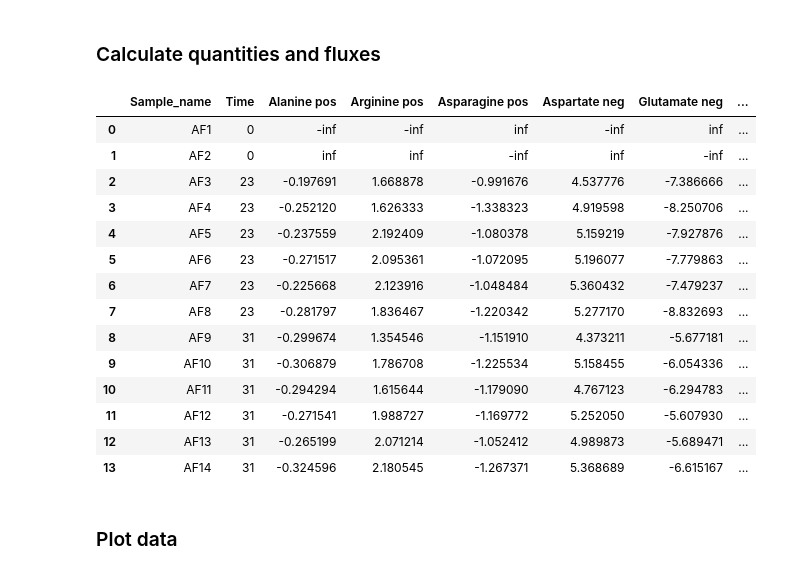
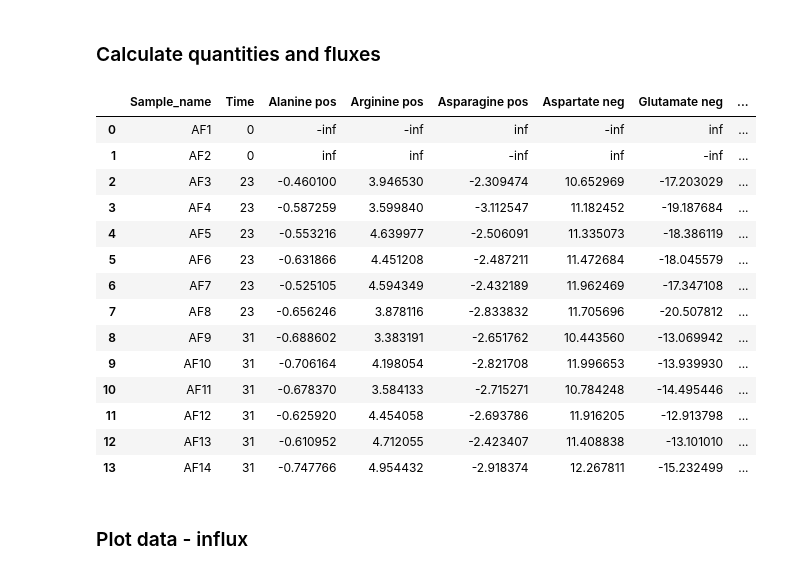
Before and after one commit to krdav/lab-work, a Jupyter notebook: H1299_143B_prot-nucl-quant/AA_influx_143B-GOT-DKO/data_processing.ipynb, the cells around one changed output. Saved outputs shown, nothing was run; the diff lists cells and outputs as text; code cells hidden in the pictures.

```diff
--- a/H1299_143B_prot-nucl-quant/AA_influx_143B-GOT-DKO/data_processing.ipynb
+++ b/H1299_143B_prot-nucl-quant/AA_influx_143B-GOT-DKO/data_processing.ipynb
@@ -123,39 +214,60 @@ for metab in metab_names_mes:
     if metab in piece_wise_fit_quant:
         metab_dict_mes[metab]['undil_sample_conc'] = metab_dict_mes[metab]['imputed_sample_conc'] / metab_dict_mes[metab]['dilution_factor']
         metab_dict_mes[metab]['pmol'] = metab_dict_mes[metab]['undil_sample_conc'] * metab_dict_mes[metab]['Media_vol']
-        blank_pmol = metab_dict_mes[metab][metab_dict_mes[metab]['Time'] == 0]['pmol'].mean()
+        blank_pmol = metab_dict_mes[metab][metab_dict_mes[metab]['Time'] == 0]['undil_sample_conc'].mean() * metab_dict_mes[metab]['Media_vol_t0']
         metab_dict_mes[metab]['nmol_depleted'] = (blank_pmol - metab_dict_mes[metab]['pmol']) * 1e-3
         # Influx in mM/h:
         metab_dict_mes[metab]['Influx'] = metab_dict_mes[metab]['nmol_depleted'] / metab_dict_mes[metab]['vol_hour'] * 1e-6
+        # Total accumulated concentration:
+        metab_dict_mes[metab]['Total conc.'] = metab_dict_mes[metab]['nmol_depleted'] / metab_dict_mes[metab]['vol_accum'] *1e-6
 
-### Extract all metabolites for quantification ###
-df = copy.deepcopy(metab_dict_mes[metab_names_mes[0]]).drop(['Compound', 'Formula', 'Response Ratio', 'Area', 'ISTD Response', 'imputed_sample_conc', 'imputed_sample_estimator', 'undil_sample_conc', 'pmol', 'nmol_depleted', 'Influx', 'dilution_factor', 'vol_hour', 'Media_vol'], axis=1)
+### Extract all metabolites for quantification - imputed conc. ###
+df_imp = copy.deepcopy(metab_dict_mes[metab_names_mes[0]]).drop(['Compound', 'Formula', 'Response Ratio', 'Area', 'ISTD Response', 'imputed_sample_conc', 'imputed_sample_estimator', 'undil_sample_conc', 'pmol', 'nmol_depleted', 'Influx', 'Total conc.'], axis=1)
 for metab in metab_names_mes:
     if metab in piece_wise_fit_quant:
-        assert(metab_dict_mes[metab]['Sample_name'].equals(df['Sample_name']))
-        df[metab] = metab_dict_mes[metab]['Influx']
-# Save data in Excel file:
-df.to_excel('influx.xlsx', index=False)
+        assert(metab_dict_mes[metab]['Sample_name'].equals(df_imp['Sample_name']))
+        df_imp[metab] = metab_dict_mes[metab]['imputed_sample_conc']
+# Save data in Excel file (mM):
+df_imp.to_excel('imputed-conc.xlsx', index=False)
+
+### Extract all metabolites for quantification - flux ###
+df_flux = copy.deepcopy(metab_dict_mes[metab_names_mes[0]]).drop(['Compound', 'Formula', 'Response Ratio', 'Area', 'ISTD Response', 'imputed_sample_conc', 'imputed_sample_estimator', 'undil_sample_conc', 'pmol', 'nmol_depleted', 'Influx', 'dilution_factor', 'vol_hour', 'Media_vol', 'vol_accum', 'Total conc.', 'Media_vol_t0', 'Prlfr'], axis=1)
+for metab in metab_names_mes:
+    if metab in piece_wise_fit_quant:
+        assert(metab_dict_mes[metab]['Sample_name'].equals(df_flux['Sample_name']))
+        df_flux[metab] = metab_dict_mes[metab]['Influx']
+# Save data in Excel file (mM/h):
+df_flux.to_excel('influx.xlsx', index=False)
+
+### Extract all metabolites for quantification - accumulated cell conc. ###
+#
+df_acc = copy.deepcopy(metab_dict_mes[metab_names_mes[0]]).drop(['Compound', 'Formula', 'Response Ratio', 'Area', 'ISTD Response', 'imputed_sample_conc', 'imputed_sample_estimator', 'undil_sample_conc', 'pmol', 'nmol_depleted', 'Influx', 'dilution_factor', 'vol_hour', 'Media_vol', 'vol_accum', 'Total conc.', 'Media_vol_t0', 'Prlfr'], axis=1)
+for metab in metab_names_mes:
+    if metab in piece_wise_fit_quant:
+        assert(metab_dict_mes[metab]['Sample_name'].equals(df_acc['Sample_name']))
+        df_acc[metab] = metab_dict_mes[metab]['Total conc.']
+# Save data in Excel file (mM):
+df_acc.to_excel('total-cell-conc.xlsx', index=False)
-# %%
-df
-# %% [output]
-|  | Sample_name | Time | Alanine pos | Arginine pos | Asparagine pos | Aspartate neg | Glutamate neg | ... |
-| 0 | AF1 | 0 | -inf | -inf | inf | -inf | inf | ... |
-| 1 | AF2 | 0 | inf | inf | -inf | inf | -inf | ... |
-| 2 | AF3 | 23 | -0.197691 | 1.668878 | -0.991676 | 4.537776 | -7.386666 | ... |
-| 3 | AF4 | 23 | -0.252120 | 1.626333 | -1.338323 | 4.919598 | -8.250706 | ... |
-| 4 | AF5 | 23 | -0.237559 | 2.192409 | -1.080378 | 5.159219 | -7.927876 | ... |
-| 5 | AF6 | 23 | -0.271517 | 2.095361 | -1.072095 | 5.196077 | -7.779863 | ... |
-| 6 | AF7 | 23 | -0.225668 | 2.123916 | -1.048484 | 5.360432 | -7.479237 | ... |
-| 7 | AF8 | 23 | -0.281797 | 1.836467 | -1.220342 | 5.277170 | -8.832693 | ... |
-| 8 | AF9 | 31 | -0.299674 | 1.354546 | -1.151910 | 4.373211 | -5.677181 | ... |
-| 9 | AF10 | 31 | -0.306879 | 1.786708 | -1.225534 | 5.158455 | -6.054336 | ... |
-| 10 | AF11 | 31 | -0.294294 | 1.615644 | -1.179090 | 4.767123 | -6.294783 | ... |
-| 11 | AF12 | 31 | -0.271541 | 1.988727 | -1.169772 | 5.252050 | -5.607930 | ... |
-| 12 | AF13 | 31 | -0.265199 | 2.071214 | -1.052412 | 4.989873 | -5.689471 | ... |
-| 13 | AF14 | 31 | -0.324596 | 2.180545 | -1.267371 | 5.368689 | -6.615167 | ... |
+# %%
+df_flux
+# %% [output]
+|  | Sample_name | Time | Alanine pos | Arginine pos | Asparagine pos | Aspartate neg | Glutamate neg | ... |
+| 0 | AF1 | 0 | -inf | -inf | inf | -inf | inf | ... |
+| 1 | AF2 | 0 | inf | inf | -inf | inf | -inf | ... |
+| 2 | AF3 | 23 | -0.460100 | 3.946530 | -2.309474 | 10.652969 | -17.203029 | ... |
+| 3 | AF4 | 23 | -0.587259 | 3.599840 | -3.112547 | 11.182452 | -19.187684 | ... |
+| 4 | AF5 | 23 | -0.553216 | 4.639977 | -2.506091 | 11.335073 | -18.386119 | ... |
+| 5 | AF6 | 23 | -0.631866 | 4.451208 | -2.487211 | 11.472684 | -18.045579 | ... |
+| 6 | AF7 | 23 | -0.525105 | 4.594349 | -2.432189 | 11.962469 | -17.347108 | ... |
+| 7 | AF8 | 23 | -0.656246 | 3.878116 | -2.833832 | 11.705696 | -20.507812 | ... |
+| 8 | AF9 | 31 | -0.688602 | 3.383191 | -2.651762 | 10.443560 | -13.069942 | ... |
+| 9 | AF10 | 31 | -0.706164 | 4.198054 | -2.821708 | 11.996653 | -13.939930 | ... |
+| 10 | AF11 | 31 | -0.678370 | 3.584133 | -2.715271 | 10.784248 | -14.495446 | ... |
+| 11 | AF12 | 31 | -0.625920 | 4.454058 | -2.693786 | 11.916205 | -12.913798 | ... |
+| 12 | AF13 | 31 | -0.610952 | 4.712055 | -2.423407 | 11.408838 | -13.101010 | ... |
+| 13 | AF14 | 31 | -0.747766 | 4.954432 | -2.918374 | 12.267811 | -15.232499 | ... |
 # %% [markdown]
-### Plot data
+### Plot data - influx
 # %%
 # Rename to three letter amino acid code,
 # Sort according to highest influx at 23 h
```
Also changed, not shown: parts of 8 cells of this notebook, 8 other files.
